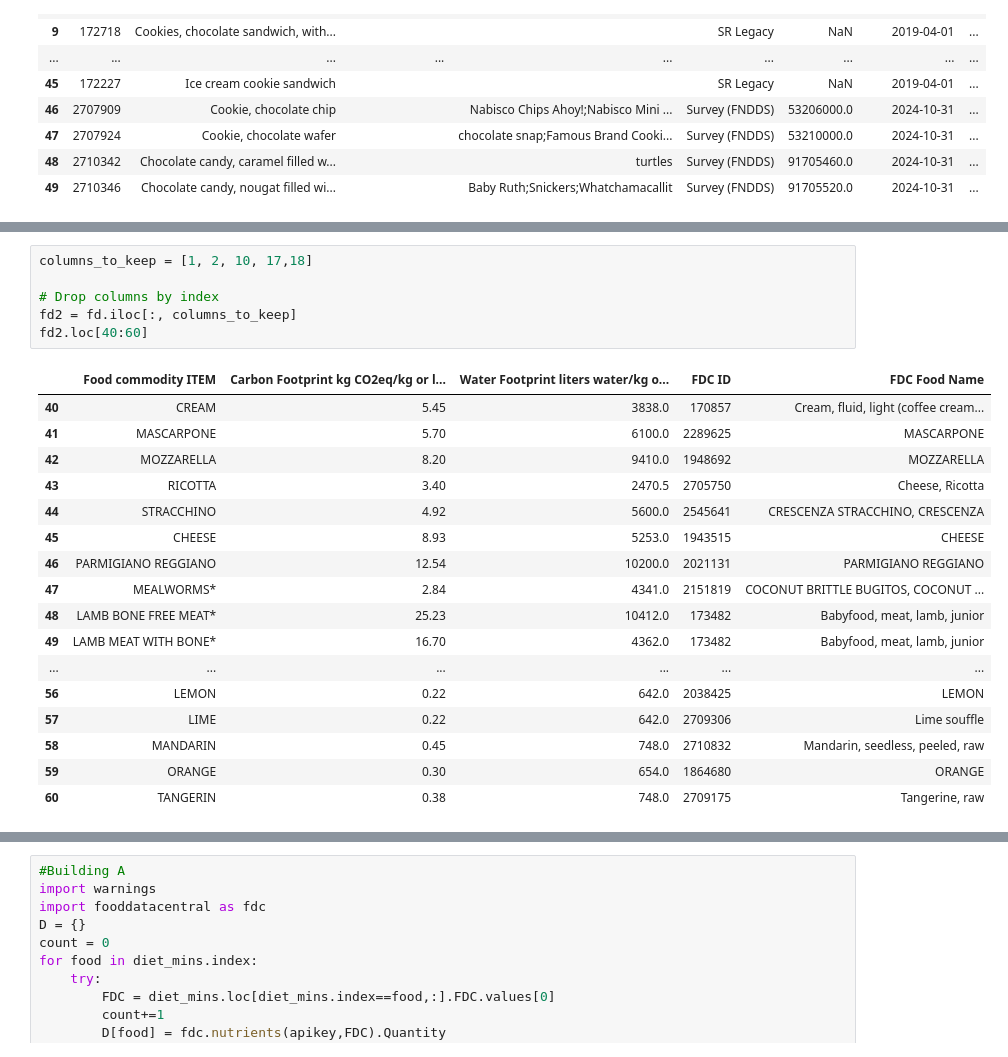
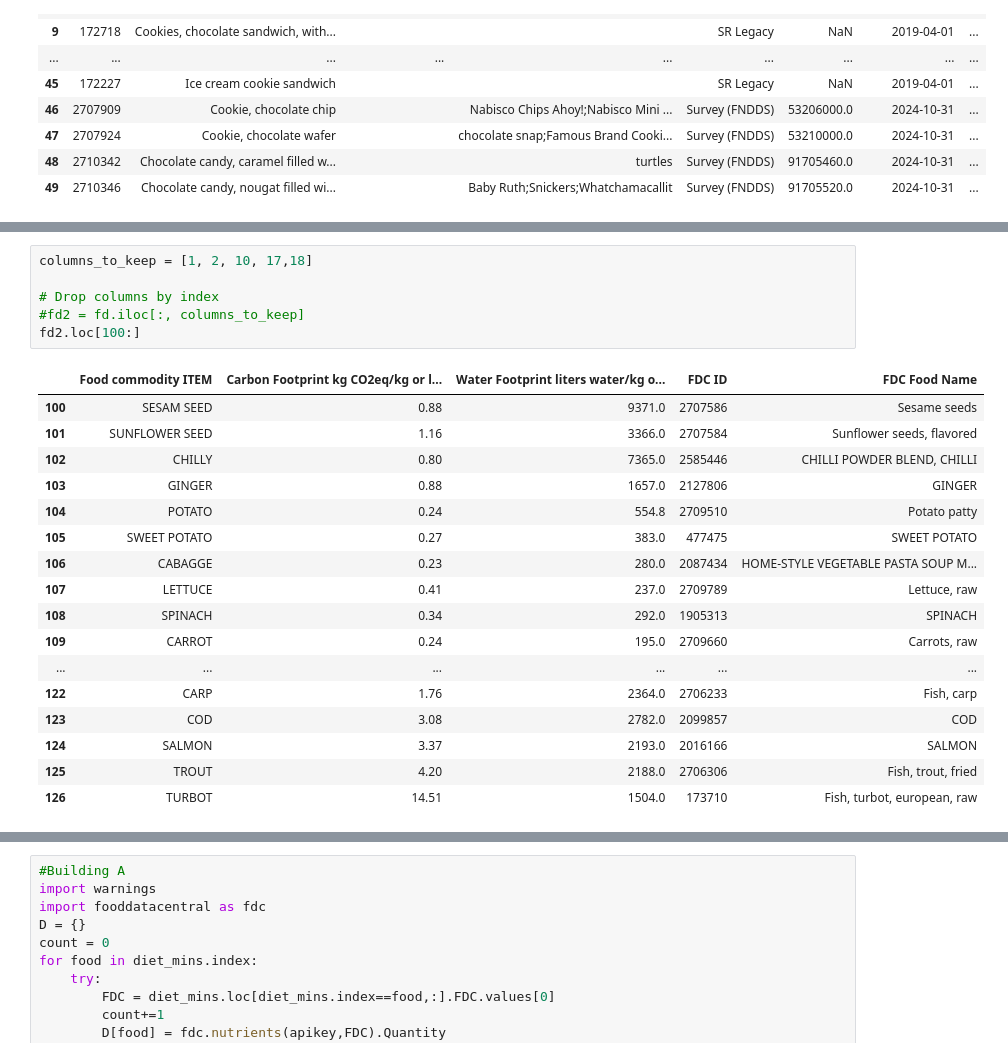
Before and after one commit to reilyfairchild/EEP-153-Proj-02, a Jupyter notebook: Project_2_Code.ipynb, the cells around one changed output, grey strips where cells are left out. Saved outputs shown, nothing was run; the diff lists cells and outputs as text.

```diff
--- a/Project_2_Code.ipynb
+++ b/Project_2_Code.ipynb
@@ -236,27 +240,27 @@ fd["FDC Food Name"] = fdc_names
 # %%
 columns_to_keep = [1, 2, 10, 17,18]
 
 # Drop columns by index
-fd2 = fd.iloc[:, columns_to_keep]
-fd2.loc[40:60]
+#fd2 = fd.iloc[:, columns_to_keep]
+fd2.loc[100:]
 # %% [output]
 |  | Food commodity ITEM | Carbon Footprint kg CO2eq/kg or l... | Water Footprint liters water/kg o... | FDC ID | FDC Food Name |
-| 40 | CREAM | 5.45 | 3838.0 | 170857 | Cream, fluid, light (coffee cream... |
-| 41 | MASCARPONE | 5.70 | 6100.0 | 2289625 | MASCARPONE |
-| 42 | MOZZARELLA | 8.20 | 9410.0 | 1948692 | MOZZARELLA |
-| 43 | RICOTTA | 3.40 | 2470.5 | 2705750 | Cheese, Ricotta |
-| 44 | STRACCHINO | 4.92 | 5600.0 | 2545641 | CRESCENZA STRACCHINO, CRESCENZA |
-| 45 | CHEESE | 8.93 | 5253.0 | 1943515 | CHEESE |
-| 46 | PARMIGIANO REGGIANO | 12.54 | 10200.0 | 2021131 | PARMIGIANO REGGIANO |
-| 47 | MEALWORMS* | 2.84 | 4341.0 | 2151819 | COCONUT BRITTLE BUGITOS, COCONUT ... |
-| 48 | LAMB BONE FREE MEAT* | 25.23 | 10412.0 | 173482 | Babyfood, meat, lamb, junior |
-| 49 | LAMB MEAT WITH BONE* | 16.70 | 4362.0 | 173482 | Babyfood, meat, lamb, junior |
+| 100 | SESAM SEED | 0.88 | 9371.0 | 2707586 | Sesame seeds |
+| 101 | SUNFLOWER SEED | 1.16 | 3366.0 | 2707584 | Sunflower seeds, flavored |
+| 102 | CHILLY | 0.80 | 7365.0 | 2585446 | CHILLI POWDER BLEND, CHILLI |
+| 103 | GINGER | 0.88 | 1657.0 | 2127806 | GINGER |
+| 104 | POTATO | 0.24 | 554.8 | 2709510 | Potato patty |
+| 105 | SWEET POTATO | 0.27 | 383.0 | 477475 | SWEET POTATO |
+| 106 | CABAGGE | 0.23 | 280.0 | 2087434 | HOME-STYLE VEGETABLE PASTA SOUP M... |
+| 107 | LETTUCE | 0.41 | 237.0 | 2709789 | Lettuce, raw |
+| 108 | SPINACH | 0.34 | 292.0 | 1905313 | SPINACH |
+| 109 | CARROT | 0.24 | 195.0 | 2709660 | Carrots, raw |
 | ... | ... | ... | ... | ... | ... |
-| 56 | LEMON | 0.22 | 642.0 | 2038425 | LEMON |
-| 57 | LIME | 0.22 | 642.0 | 2709306 | Lime souffle |
-| 58 | MANDARIN | 0.45 | 748.0 | 2710832 | Mandarin, seedless, peeled, raw |
-| 59 | ORANGE | 0.30 | 654.0 | 1864680 | ORANGE |
-| 60 | TANGERIN | 0.38 | 748.0 | 2709175 | Tangerine, raw |
+| 122 | CARP | 1.76 | 2364.0 | 2706233 | Fish, carp |
+| 123 | COD | 3.08 | 2782.0 | 2099857 | COD |
+| 124 | SALMON | 3.37 | 2193.0 | 2016166 | SALMON |
+| 125 | TROUT | 4.20 | 2188.0 | 2706306 | Fish, trout, fried |
+| 126 | TURBOT | 14.51 | 1504.0 | 173710 | Fish, turbot, european, raw |
 # %%
 fd2.at[0, 'FDC ID'] = 2707915
 fd2.at[0, 'FDC Food Name'] ='Cookie, chocolate or fudge'
```
Also changed, not shown: parts of 6 cells of this notebook, 1 other file.
